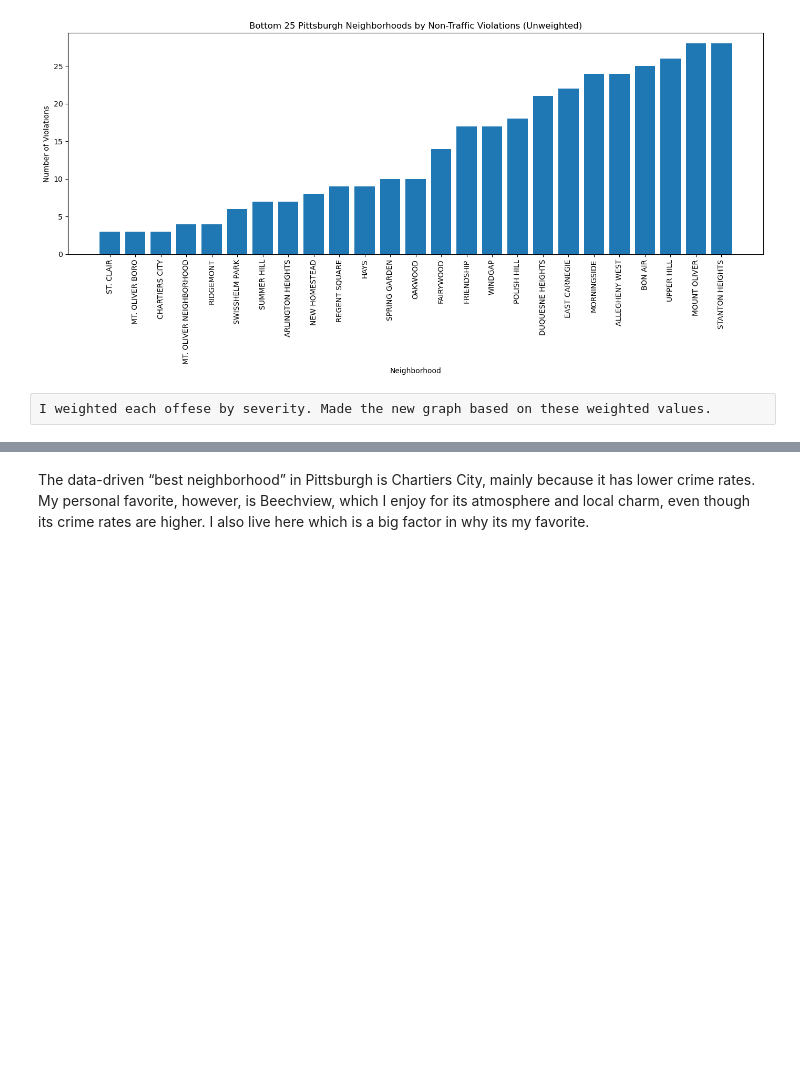
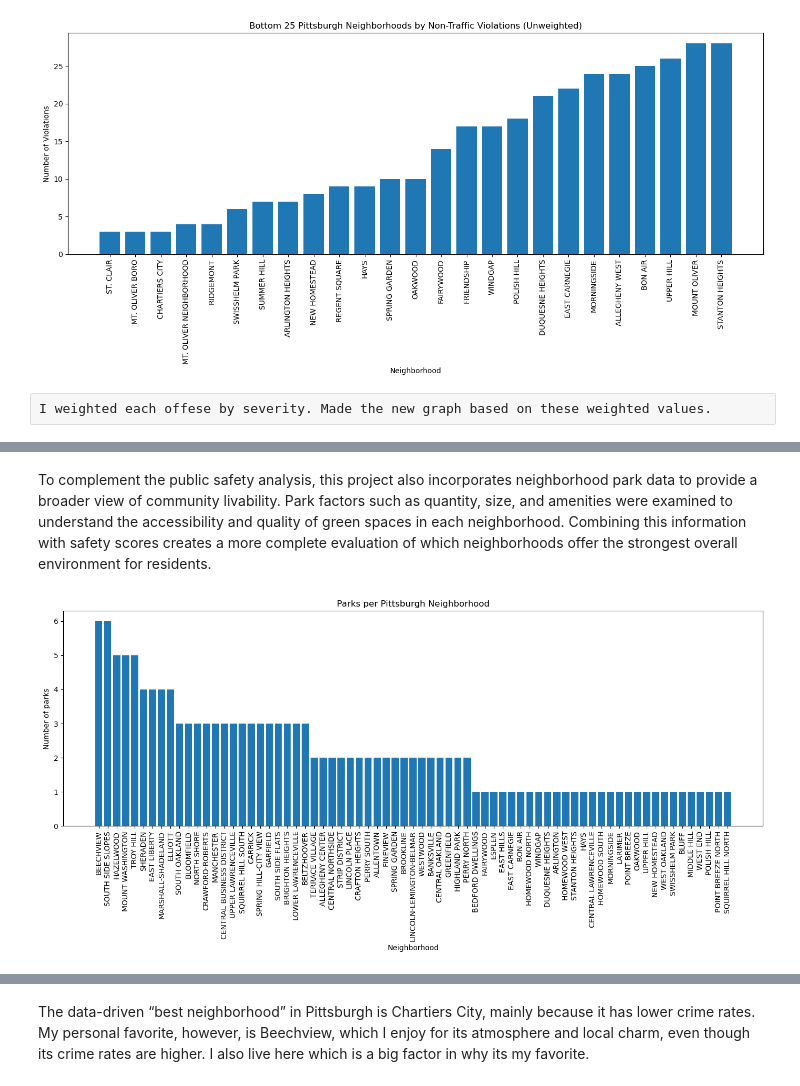
Before and after one commit to nbrauser/CMPINF_Final_Project, a Jupyter notebook: blr91_final_project.ipynb, the cells around one changed output, grey strips where cells are left out. Cells and saved outputs as stored; diff of their text form; code cells hidden in the pictures; blank space fills up the shorter version.

```diff
--- a/blr91_final_project.ipynb
+++ b/blr91_final_project.ipynb
@@ -122,0 +124,29 @@ plt.show()
+# %% [markdown]
+To complement the public safety analysis, this project also incorporates neighborhood park data to provide a broader view of community livability. Park factors such as quantity, size, and amenities were examined to understand the accessibility and quality of green spaces in each neighborhood. Combining this information with safety scores creates a more complete evaluation of which neighborhoods offer the strongest overall environment for residents.
+# %%
+import pandas as pd
+import matplotlib.pyplot as plt
+
+# Load the uploaded dataset
+df = pd.read_csv("parks.csv")
+
+# Normalize neighborhood text (removes casing / extra spaces issues)
+df['neighborhood'] = df['neighborhood'].astype(str).str.upper().str.strip()
+df['type'] = df['type'].astype(str).str.upper().str.strip()
+
+# Filter for only parks
+park_df = df[df['type'] == "PARK"]
+
+# Count occurrences per neighborhood
+neighborhood_counts = park_df['neighborhood'].value_counts()
+# Create bar chart
+plt.figure(figsize=(14, 7))
+plt.bar(neighborhood_counts.index, neighborhood_counts.values)
+plt.xticks(rotation=90)
+plt.xlabel("Neighborhood")
+plt.ylabel("Number of parks")
+plt.title("Parks per Pittsburgh Neighborhood")
+plt.tight_layout()
+plt.show()
+# %% [output]
+[figure, added]
```
Also changed, not shown: parts of 2 cells of this notebook, 2 other files.
